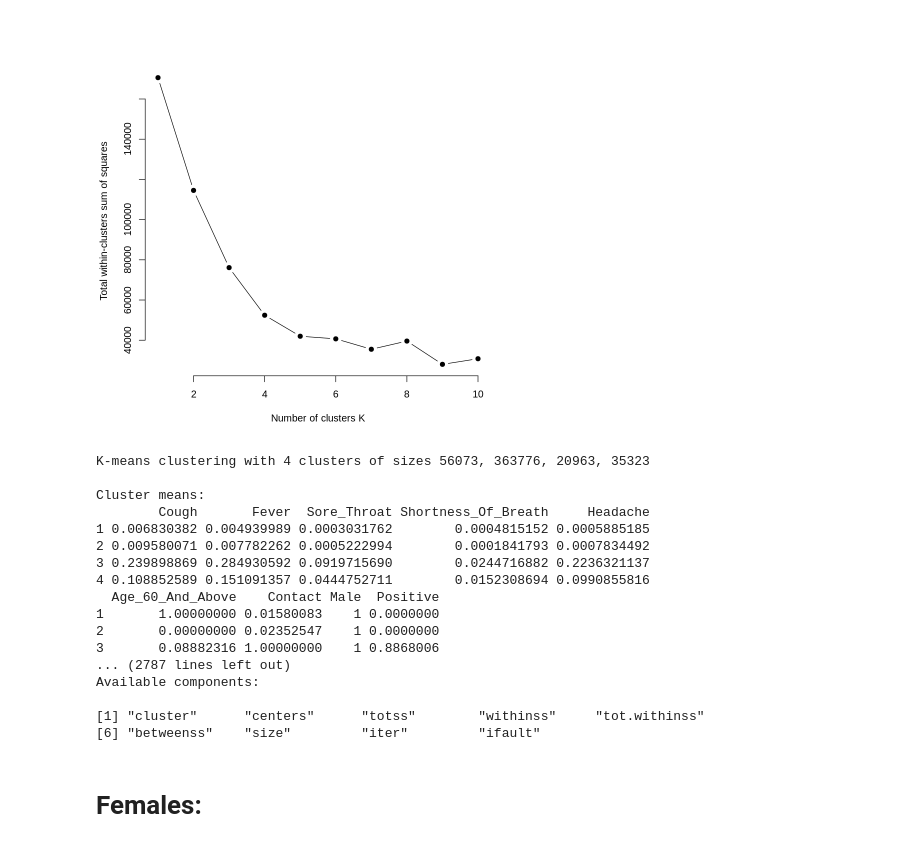
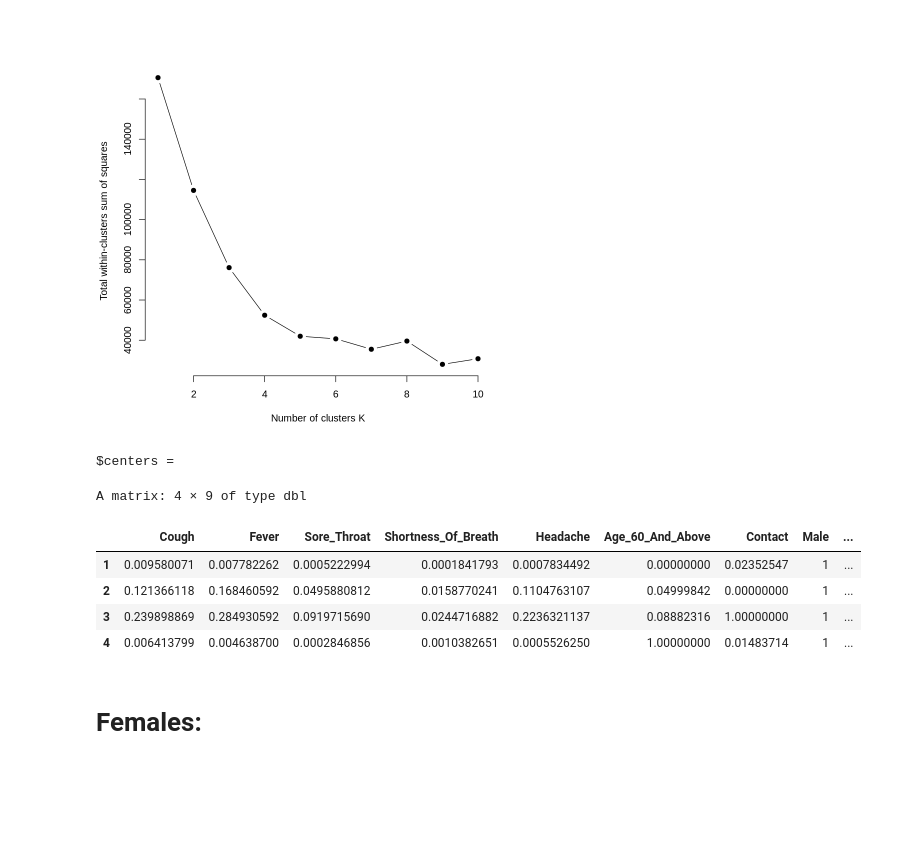
Before and after one commit to maxsohl/GSB530_Covid, a Jupyter notebook: K_means.ipynb, the cells around one changed output. Cells and saved outputs as stored; diff of their text form; code cells hidden in the pictures; blank space fills up the shorter version.

```diff
--- a/K_means.ipynb
+++ b/K_means.ipynb
@@ -109,25 +97,15 @@ plot(k_values, wss_values,
 [figure]
 # %%
 km <- kmeans(males, centers = 4, nstart = 25)
-km
+km[2]
 # %% [output]
-K-means clustering with 4 clusters of sizes 56073, 363776, 20963, 35323
-
-Cluster means:
-        Cough       Fever  Sore_Throat Shortness_Of_Breath     Headache
-1 0.006830382 0.004939989 0.0003031762        0.0004815152 0.0005885185
-2 0.009580071 0.007782262 0.0005222994        0.0001841793 0.0007834492
-3 0.239898869 0.284930592 0.0919715690        0.0244716882 0.2236321137
-4 0.108852589 0.151091357 0.0444752711        0.0152308694 0.0990855816
-  Age_60_And_Above    Contact Male  Positive
-1       1.00000000 0.01580083    1 0.0000000
-2       0.00000000 0.02352547    1 0.0000000
-3       0.08882316 1.00000000    1 0.8868006
-... (2787 lines left out)
-Available components:
-
-[1] "cluster"      "centers"      "totss"        "withinss"     "tot.withinss"
-[6] "betweenss"    "size"         "iter"         "ifault"
+$centers =
+A matrix: 4 × 9 of type dbl
+|  | Cough | Fever | Sore_Throat | Shortness_Of_Breath | Headache | Age_60_And_Above | Contact | Male | ... |
+| 1 | 0.009580071 | 0.007782262 | 0.0005222994 | 0.0001841793 | 0.0007834492 | 0.00000000 | 0.02352547 | 1 | ... |
+| 2 | 0.121366118 | 0.168460592 | 0.0495880812 | 0.0158770241 | 0.1104763107 | 0.04999842 | 0.00000000 | 1 | ... |
+| 3 | 0.239898869 | 0.284930592 | 0.0919715690 | 0.0244716882 | 0.2236321137 | 0.08882316 | 1.00000000 | 1 | ... |
+| 4 | 0.006413799 | 0.004638700 | 0.0002846856 | 0.0010382651 | 0.0005526250 | 1.00000000 | 0.01483714 | 1 | ... |
 # %% [markdown]
 # **Females:**
 # %%
```
Also changed, not shown: parts of 4 cells of this notebook.
